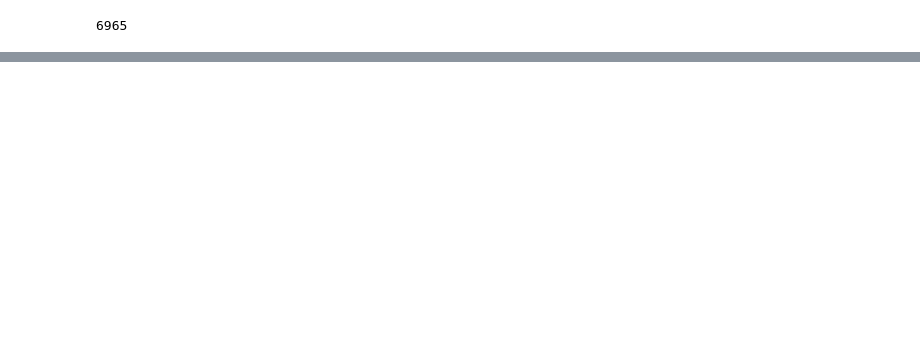
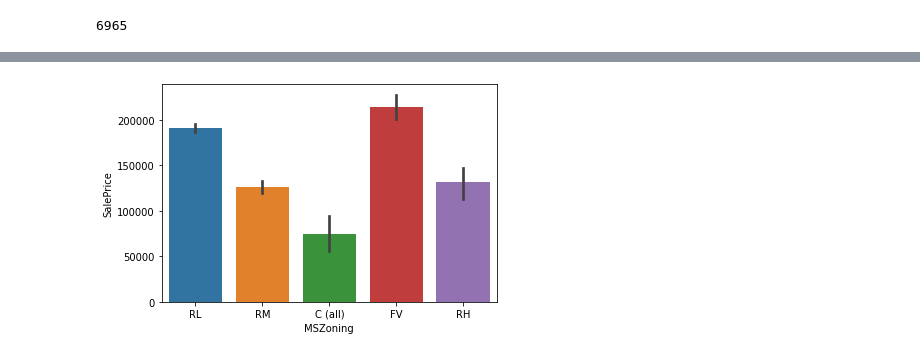
Before and after one commit to mart-anthony-stark/Machine-Learning-and-Deep-Learning, a Jupyter notebook: Housing_Prices_Prediction_Competition.ipynb, the cells around one changed output, grey strips where cells are left out. Cells and saved outputs as stored; diff of their text form; code cells hidden in the pictures; blank space fills up the shorter version.

```diff
--- a/Housing_Prices_Prediction_Competition.ipynb
+++ b/Housing_Prices_Prediction_Competition.ipynb
@@ -39,0 +86,5 @@ X_full.isna().sum().sum()
+# %%
+sns.barplot(x='MSZoning', y='SalePrice', data=X_full)
+plt.show()
+# %% [output]
+[figure, added]
```
Also changed, not shown: parts of 21 cells of this notebook.
